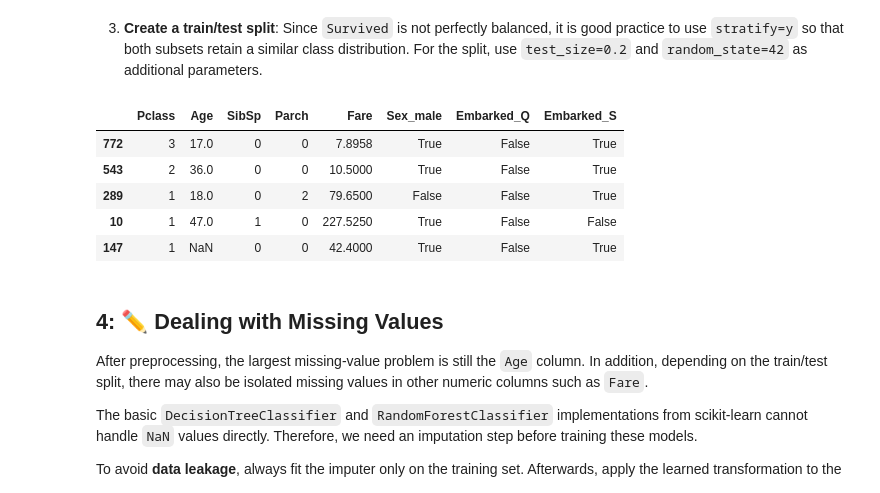
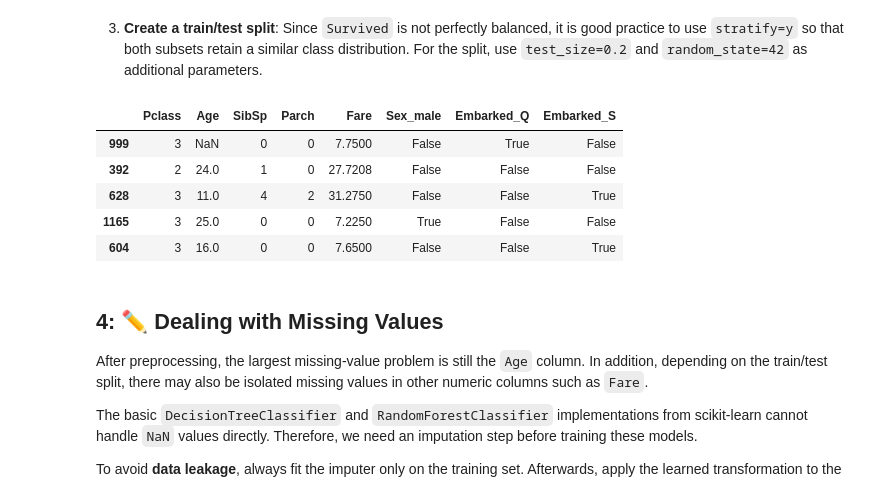
Before and after one commit to ErlindS/Master, a Jupyter notebook: MaschinellesLernen/machineLearningUebung/Versuch6/A6_Tree_Based_Models.ipynb, the cells around one changed output. Cells and saved outputs as stored; diff of their text form; code cells hidden in the pictures.

```diff
--- a/MaschinellesLernen/machineLearningUebung/Versuch6/A6_Tree_Based_Models.ipynb
+++ b/MaschinellesLernen/machineLearningUebung/Versuch6/A6_Tree_Based_Models.ipynb
@@ -149,24 +146,21 @@ df3 = pd.get_dummies(df2, columns=['Sex', 'Embarked'], drop_first=True)
 # %%
 from sklearn.model_selection import train_test_split
 #X_train, X_test, y_train, y_test = None, None, None, None
 df4_y = df3['Survived']
 df4_x = df3.drop('Survived', axis=1)
 # TODO: Implement
 X_train, X_test, y_train, y_test = train_test_split(
-    df4_x, df4_y, test_size=0.2, random_state=42
+    df4_x, df4_y, test_size=0.2, random_state=42, stratify=df4_y
 )
 
-
-
-
 display(X_train.head())
 # %% [output]
 |  | Pclass | Age | SibSp | Parch | Fare | Sex_male | Embarked_Q | Embarked_S |
-| 772 | 3 | 17.0 | 0 | 0 | 7.8958 | True | False | True |
-| 543 | 2 | 36.0 | 0 | 0 | 10.5000 | True | False | True |
-| 289 | 1 | 18.0 | 0 | 2 | 79.6500 | False | False | True |
-| 10 | 1 | 47.0 | 1 | 0 | 227.5250 | True | False | False |
-| 147 | 1 | NaN | 0 | 0 | 42.4000 | True | False | True |
+| 999 | 3 | NaN | 0 | 0 | 7.7500 | False | True | False |
+| 392 | 2 | 24.0 | 1 | 0 | 27.7208 | False | False | False |
+| 628 | 3 | 11.0 | 4 | 2 | 31.2750 | False | False | True |
+| 1165 | 3 | 25.0 | 0 | 0 | 7.2250 | True | False | False |
+| 604 | 3 | 16.0 | 0 | 0 | 7.6500 | False | False | True |
 # %% [markdown]
 ## 4: ✏️ Dealing with Missing Values
 After preprocessing, the largest missing-value problem is still the `Age` column. In addition, depending on the train/test split, there may also be isolated missing values in other numeric columns such as `Fare`.
```
Also changed, not shown: parts of 20 cells of this notebook, 5 other files.
